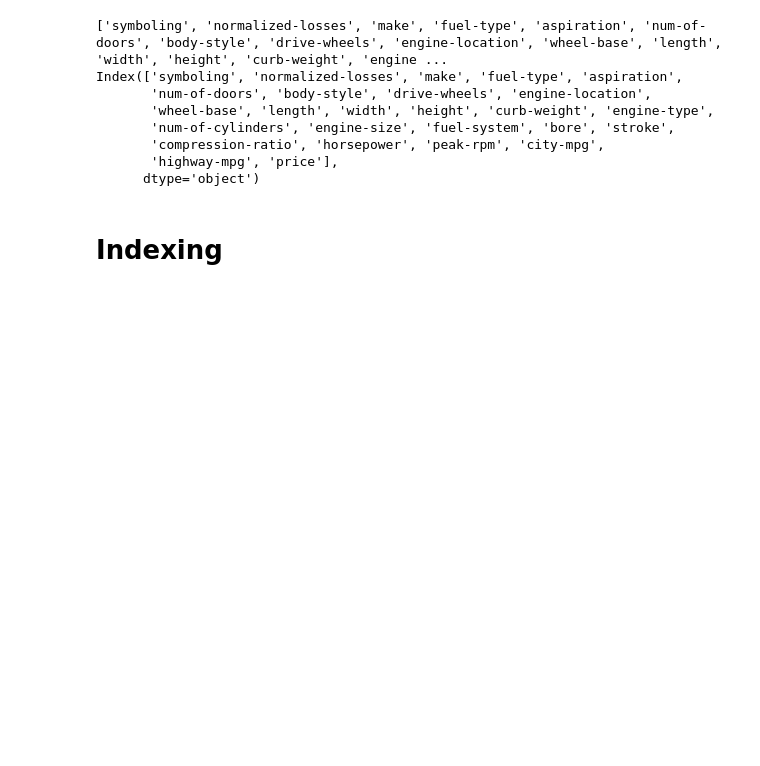
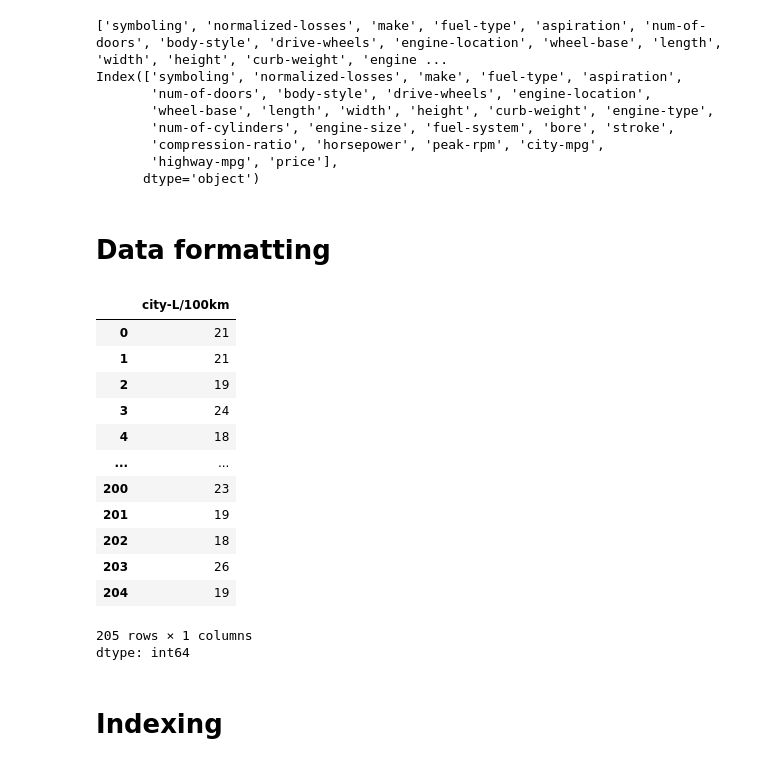
Before and after one commit to fateme-alk/learning, a Jupyter notebook: IBM_data_analysis/module1/IBM_data_analysis.ipynb, the cells around one changed output. Drawn from its saved outputs; the diff is of its cells as text; code cells hidden in the pictures; blank space fills up the shorter version.

Commit message:
add data formatting section

```diff
--- a/IBM_data_analysis/module1/IBM_data_analysis.ipynb
+++ b/IBM_data_analysis/module1/IBM_data_analysis.ipynb
@@ -131,6 +135,27 @@ Index(['symboling', 'normalized-losses', 'make', 'fuel-type', 'aspiration',
        'compression-ratio', 'horsepower', 'peak-rpm', 'city-mpg',
        'highway-mpg', 'price'],
       dtype='object')
+# %% [markdown]
+# Data formatting
+# %%
+df.rename(columns={"city-mpg": "city-L/100km"}, inplace=True)
+# %%
+df["city-L/100km"]
+# %% [output]
+|  | city-L/100km |
+| 0 | 21 |
+| 1 | 21 |
+| 2 | 19 |
+| 3 | 24 |
+| 4 | 18 |
+| ... | ... |
+| 200 | 23 |
+| 201 | 19 |
+| 202 | 18 |
+| 203 | 26 |
+| 204 | 19 |
+205 rows × 1 columns
+dtype: int64
 # %% [markdown]
 # Indexing
 # %%
```
Also changed, not shown: parts of 4 cells of this notebook.
